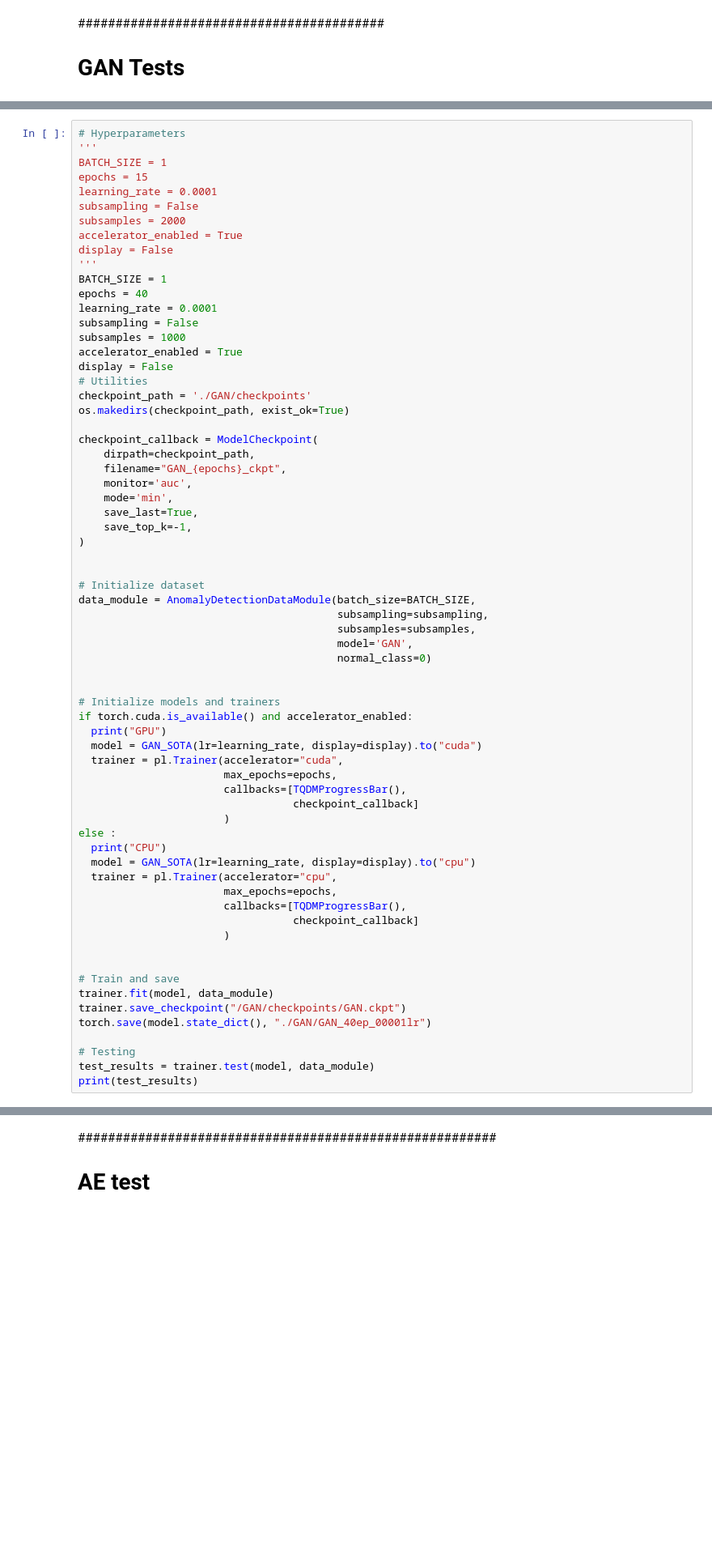
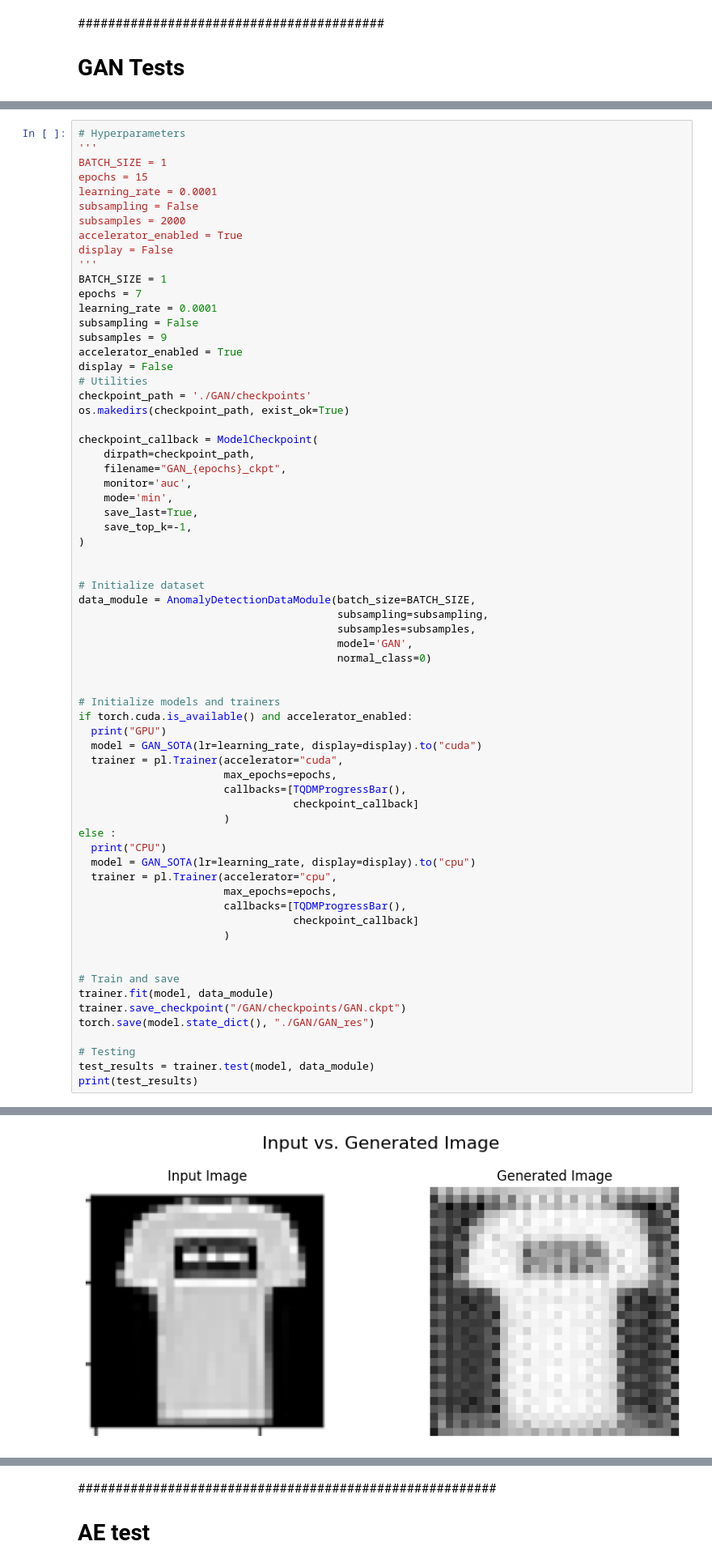
Before and after one commit to DavideEspositoPelella/Anomaly_Detection_GAN_Based, a Jupyter notebook: Deep_Learning_Project.ipynb, the cells around one changed output, grey strips where cells are left out. Shown at 81% size. Cells and saved outputs as stored; diff of their text form; blank space fills up the shorter version.

```diff
--- a/Deep_Learning_Project.ipynb
+++ b/Deep_Learning_Project.ipynb
@@ -1364,10 +1402,10 @@ accelerator_enabled = True
 display = False
 '''
 BATCH_SIZE = 1
-epochs = 40
+epochs = 7
 learning_rate = 0.0001
 subsampling = False
-subsamples = 1000
+subsamples = 9
 accelerator_enabled = True
 display = False
 # Utilities
@@ -1414,7 +1452,7 @@ else :
 # Train and save
 trainer.fit(model, data_module)
 trainer.save_checkpoint("/GAN/checkpoints/GAN.ckpt")
-torch.save(model.state_dict(), "./GAN/GAN_40ep_00001lr")
+torch.save(model.state_dict(), "./GAN/GAN_res")
 
 # Testing
 test_results = trainer.test(model, data_module)
@@ -1440,0 +1480 @@ LOCAL_RANK: 0 - CUDA_VISIBLE_DEVICES: [0]
+[figure, added]
```
Also changed, not shown: parts of 12 cells of this notebook.
